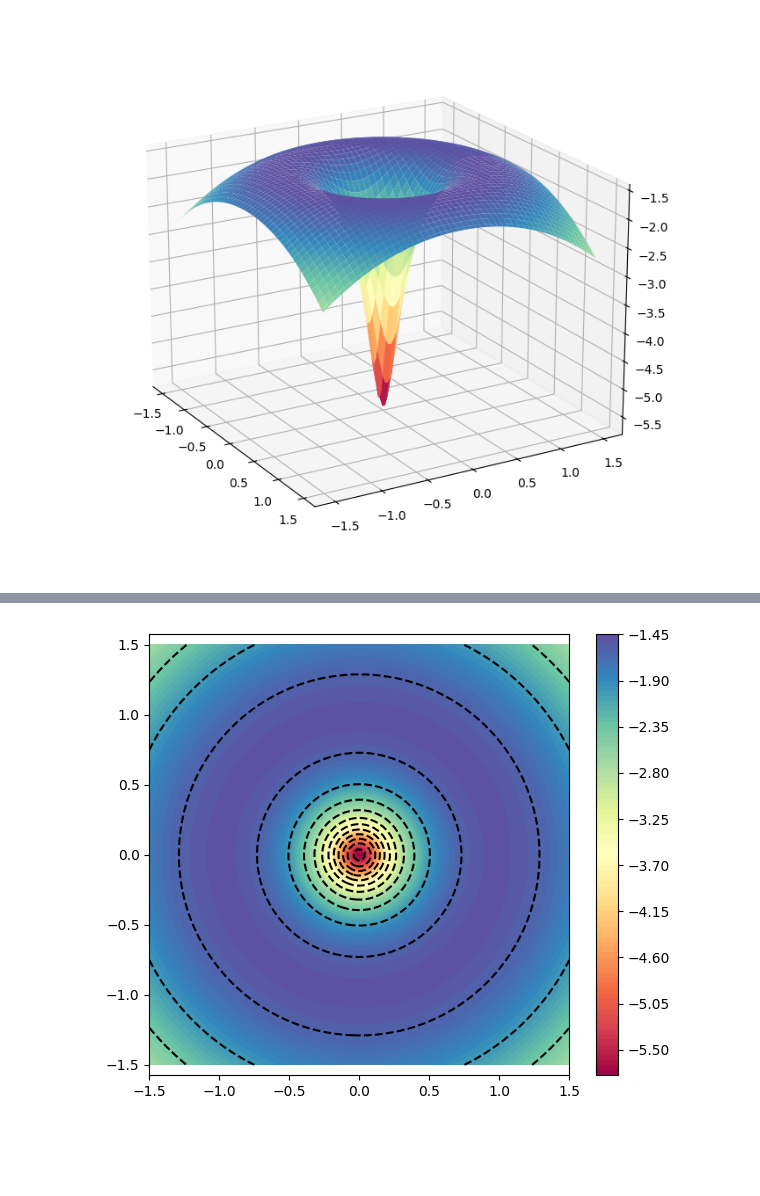
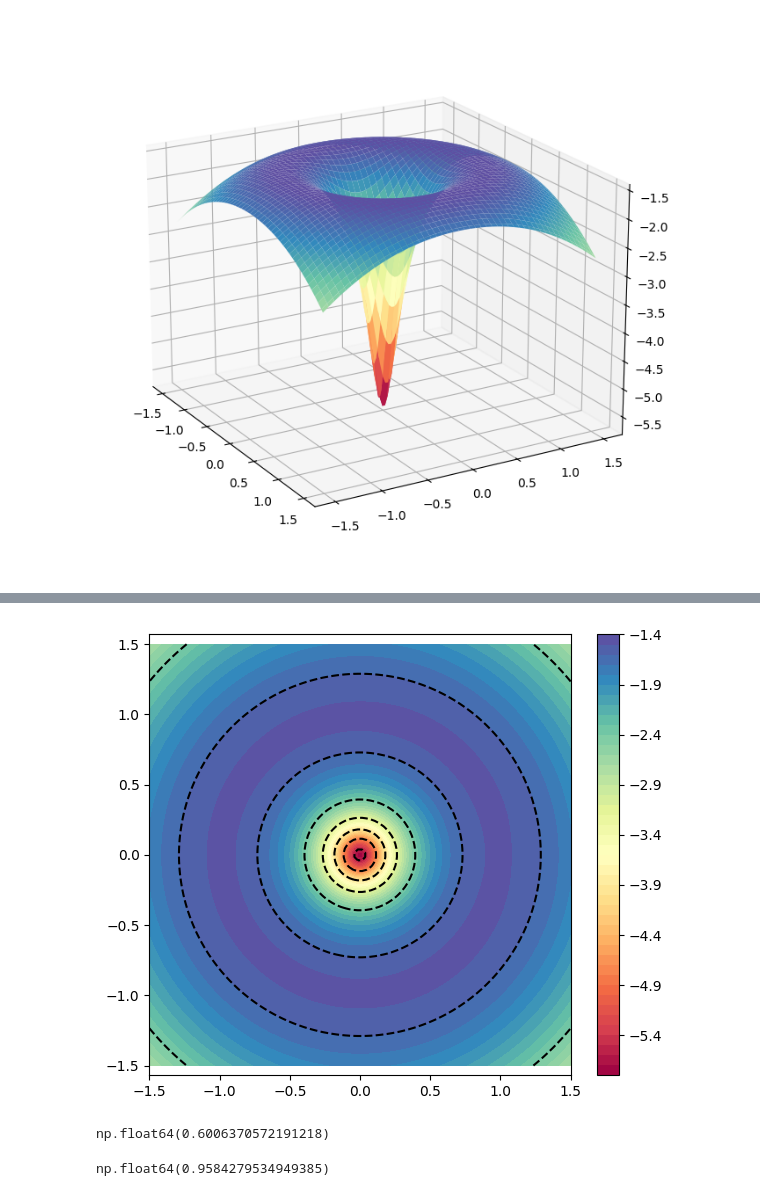
Before and after one commit to Daniel-534/MecanicaCeleste, a Jupyter notebook: Modelacion3/CRTBP_Jupiter.ipynb, the cells around one changed output, grey strips where cells are left out. Cells and saved outputs as stored; diff of their text form; code cells hidden in the pictures; blank space fills up the shorter version.

```diff
--- a/Modelacion3/CRTBP_Jupiter.ipynb
+++ b/Modelacion3/CRTBP_Jupiter.ipynb
@@ -16,7 +16,7 @@ Epochs = {'start': '2026-06-16', 'stop': '2027-06-16', 'step': '5d'}
 cuerpos = {
     "Sol": "10",
     "Jupiter": "599",
-    "Lucy": "-49"
+    "Lucy": "DES=2000624;"
 }
 
 all_tablas = {}
@@ -239,11 +240,11 @@ fig.show()
 # %%
 plt.figure(figsize=(6,5))
 
-c1 = plt.contourf(Xs, Ys, Vmods, levels=100, cmap='Spectral')
+c1 = plt.contourf(Xs, Ys, Vmods, levels=50, cmap='Spectral')
 plt.colorbar(c1)
-c2 = plt.contour(Xs, Ys, Vmods, levels=10, colors='k')
+c2 = plt.contour(Xs, Ys, Vmods, levels=5, colors='k')
 
 plt.axis('equal')
 plt.tight_layout()
 # %% [output]
-[figure, old version]
+[figure, new version]
@@ -249,0 +263,24 @@ plt.tight_layout()
+# %%
+x = -0.25
+y = -0.6
+z = 0
+
+# Condición de exclusión/aceptación
+r1 = ((x-x1)**2 + y**2 + z**2)**0.5
+r2 = ((x-x2)**2 + y**2 + z**2)**0.5
+v2 = 2*(1-alpha)/r1 + 2*alpha/r2 + x**2 + y**2 - CJ
+v2
+# %% [output]
+np.float64(0.6006370572191218)
+# %%
+x = -0.25
+y = -1.6
+z = 0
+
+# Condición de exclusión/aceptación
+r1 = ((x-x1)**2 + y**2 + z**2)**0.5
+r2 = ((x-x2)**2 + y**2 + z**2)**0.5
+v2 = 2*(1-alpha)/r1 + 2*alpha/r2 + x**2 + y**2 - CJ
+v2
+# %% [output]
+np.float64(0.9584279534949385)
```
Also changed, not shown: parts of 9 cells of this notebook.
